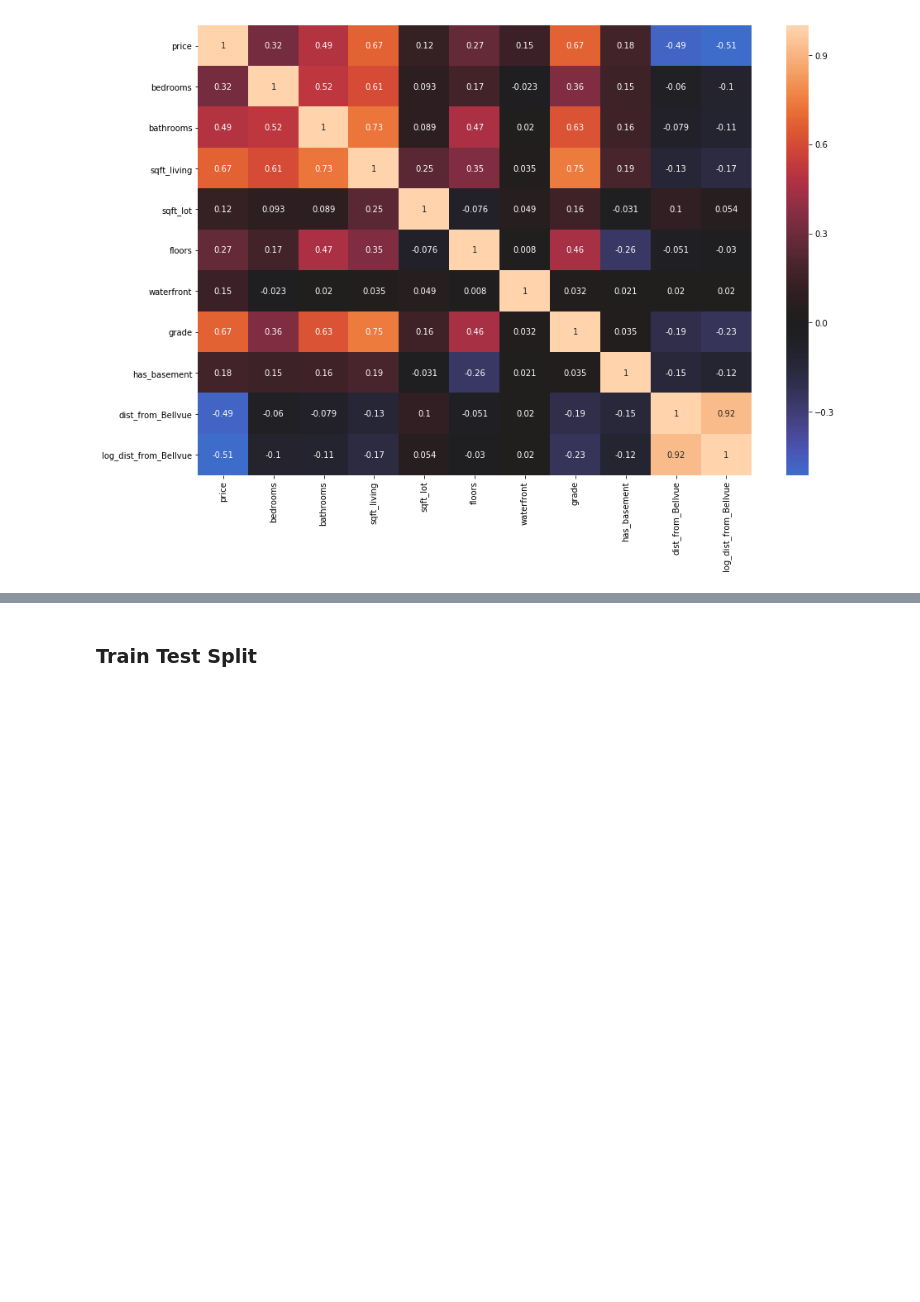
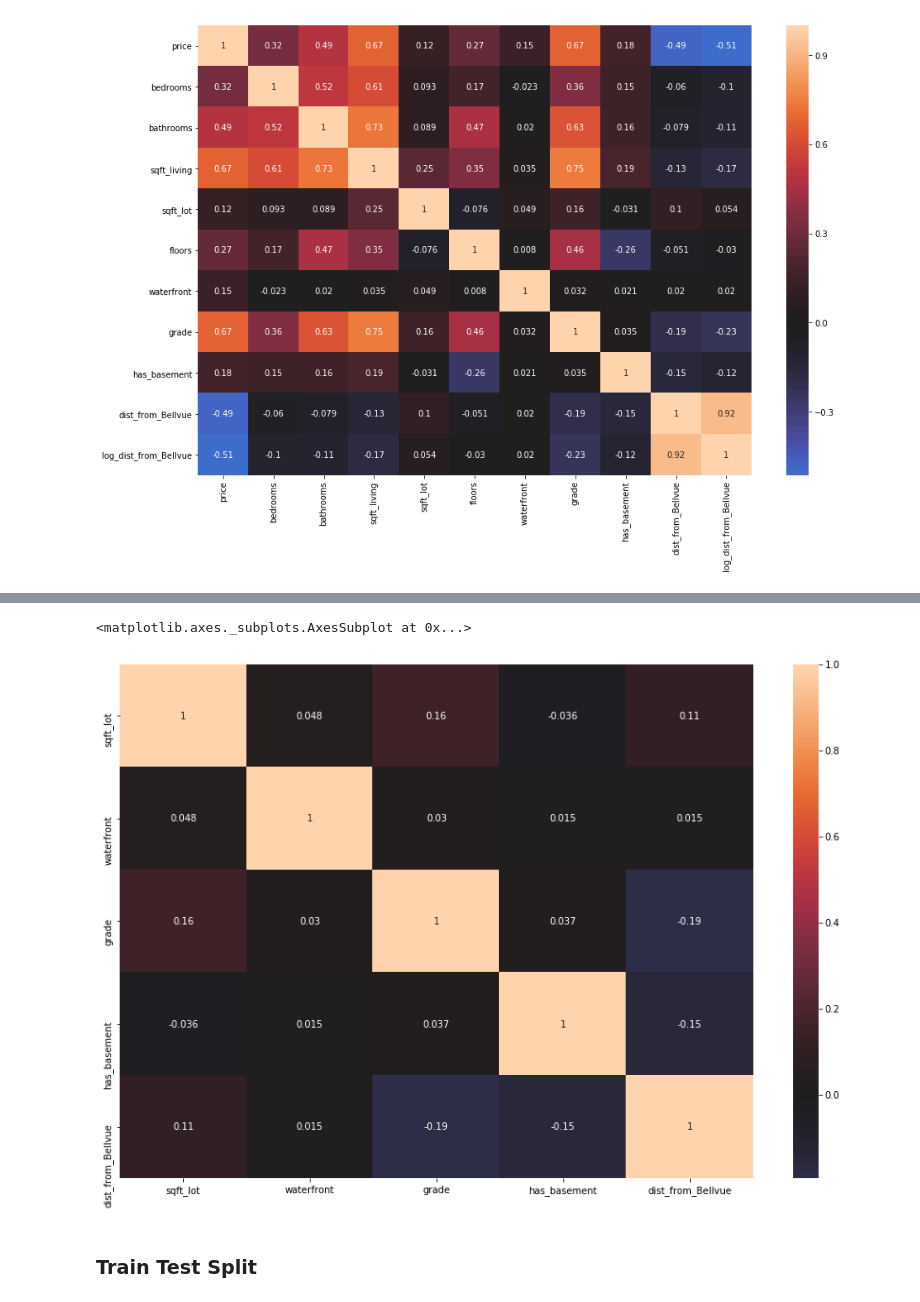
Before and after one commit to DTrimarchi10/Mod1Project, a Jupyter notebook: student_3_Model.ipynb, the cells around one changed output, grey strips where cells are left out. Drawn from its saved outputs; the diff is of its cells as text; code cells hidden in the pictures; blank space fills up the shorter version.

```diff
--- a/student_3_Model.ipynb
+++ b/student_3_Model.ipynb
@@ -291,0 +294,3 @@ sns.heatmap(correlations, center=0, annot=True)
+# %%
+features_df = X.drop(['price'], axis=1)
+X_train, X_test, y_train, y_test = train_test_split(features_df,y,test_size=0.25)
@@ -291,0 +346,5 @@ sns.heatmap(correlations, center=0, annot=True)
+# %%
+X_ols = X_train.drop(['bedrooms','bathrooms','sqft_living','floors','log_dist_from_Bellvue'], axis=1)
+X_int = sm.add_constant(X_ols)
+model = sm.OLS(y_train,X_int).fit()
+model.summary()
@@ -292,2 +377,9 @@ sns.heatmap(correlations, center=0, annot=True)
+# %%
+correlations = X_ols.corr()
+plt.figure(figsize=(15,10))
+sns.heatmap(correlations, center=0, annot=True)
+# %% [output]
+<matplotlib.axes._subplots.AxesSubplot at 0x...>
+[figure, added]
 # %% [markdown]
 ### Train Test Split
```
Also changed, not shown: parts of 11 cells of this notebook, 2 other files.
